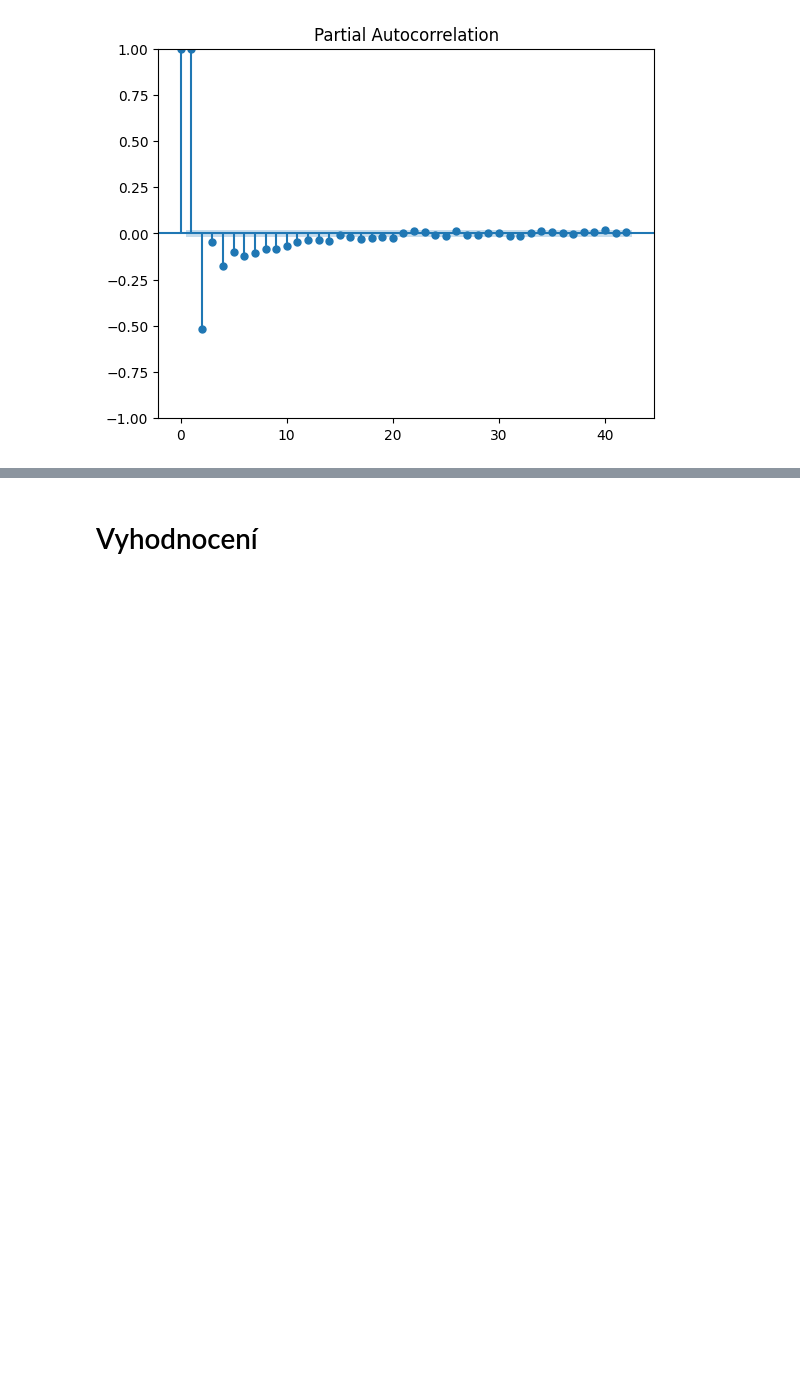
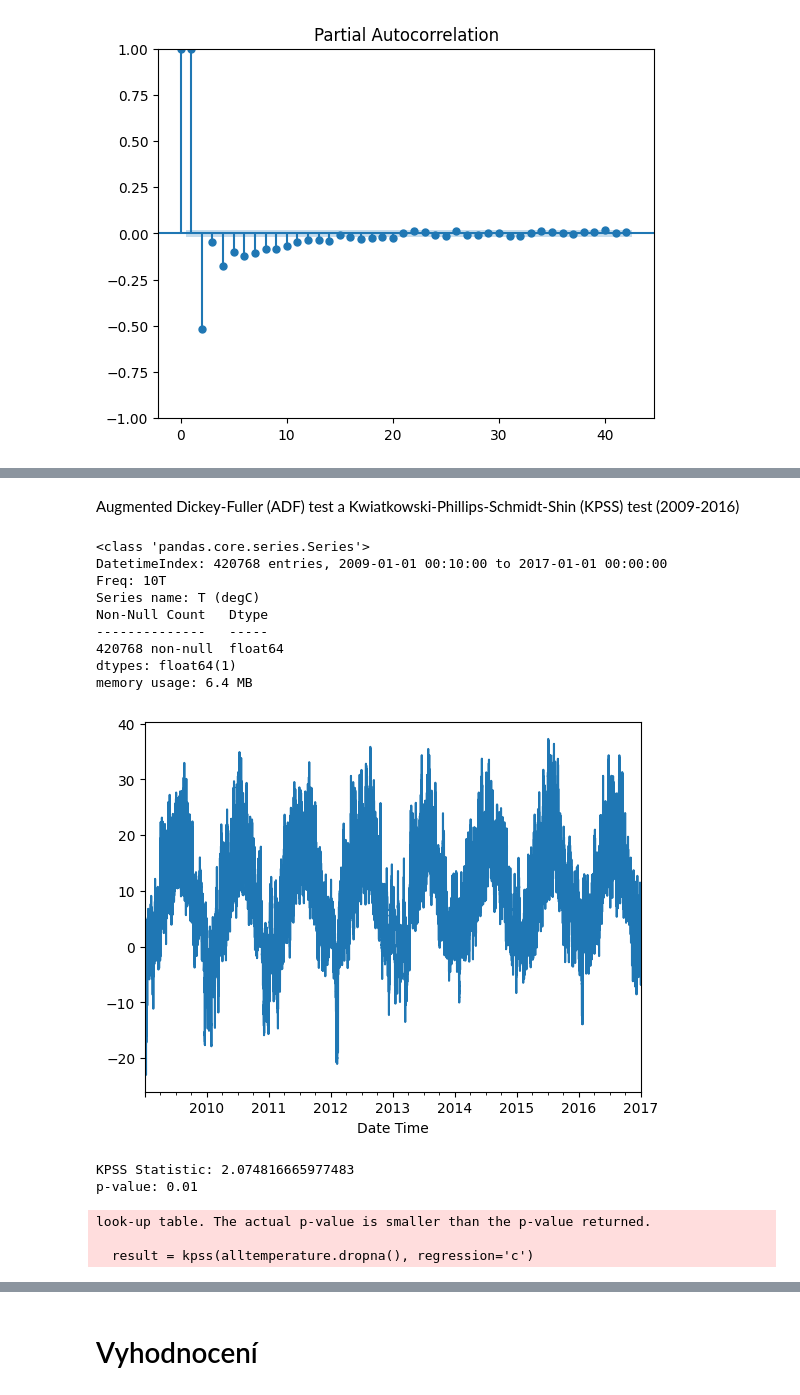
Before and after one commit to OK2JKZ/Temperature_forecasting, a Jupyter notebook: Temperature_forecasting.ipynb, the cells around one changed output, grey strips where cells are left out. Drawn from its saved outputs; the diff is of its cells as text; code cells hidden in the pictures; blank space fills up the shorter version.

```diff
--- a/Temperature_forecasting.ipynb
+++ b/Temperature_forecasting.ipynb
@@ -727,3 +855,53 @@ look-up table. The actual p-value is smaller than the p-value returned.
+# %% [markdown]
+Augmented Dickey-Fuller (ADF) test a Kwiatkowski-Phillips-Schmidt-Shin (KPSS) test (2009-2016)
+# %%
+# zjistit stacionaritu časové řady
+# Vizualizace:
+# Graf časové řady: Pokud časová řada vykazuje stabilní průměr a rozptyl v čase, může být stacionární.
+# Autokorelační funkce (ACF): Pokud ACF rychle klesá k nule, časová řada může být stacionární.
+# Statistické testy:
+# * Dickey-Fullerův test (ADF test): Testuje hypotézu, že časová řada má jednotkový kořen (nestacionarita).
+#   Nízká p-hodnota (obvykle < 0.05) naznačuje stacionaritu.
+# * KPSS test: Testuje hypotézu, že časová řada je stacionární.
+#   Vysoká p-hodnota naznačuje stacionaritu.
+
+#import pandas as pd
+#import numpy as np
+#import matplotlib.pyplot as plt
+from statsmodels.tsa.stattools import adfuller, kpss
+alltemperature.info()
+alltemperature.describe()
+print()
+alltemperature.plot()
+plt.show()
+print()
+
+# ADF test
+# result = adfuller(df['value'].dropna())
+#result = adfuller(alltemperature.dropna())
+#print('ADF Statistic:', result[0])
+#print('p-value:', result[1])
+#print()
+# KPSS test
+result = kpss(alltemperature.dropna(), regression='c')
+print('KPSS Statistic:', result[0])
+print('p-value:', result[1])
+# %% [output]
+<class 'pandas.core.series.Series'>
+DatetimeIndex: 420768 entries, 2009-01-01 00:10:00 to 2017-01-01 00:00:00
+Freq: 10T
+Series name: T (degC)
+Non-Null Count   Dtype
+--------------   -----
+420768 non-null  float64
+dtypes: float64(1)
+memory usage: 6.4 MB
+[figure, added]
+KPSS Statistic: 2.074816665977483
+p-value: 0.01
+look-up table. The actual p-value is smaller than the p-value returned.
+
+  result = kpss(alltemperature.dropna(), regression='c')
 # %%
 # Vytvoření a trénování ARIMA modelu
 # Parametry:
```
Also changed, not shown: parts of 28 cells of this notebook.
